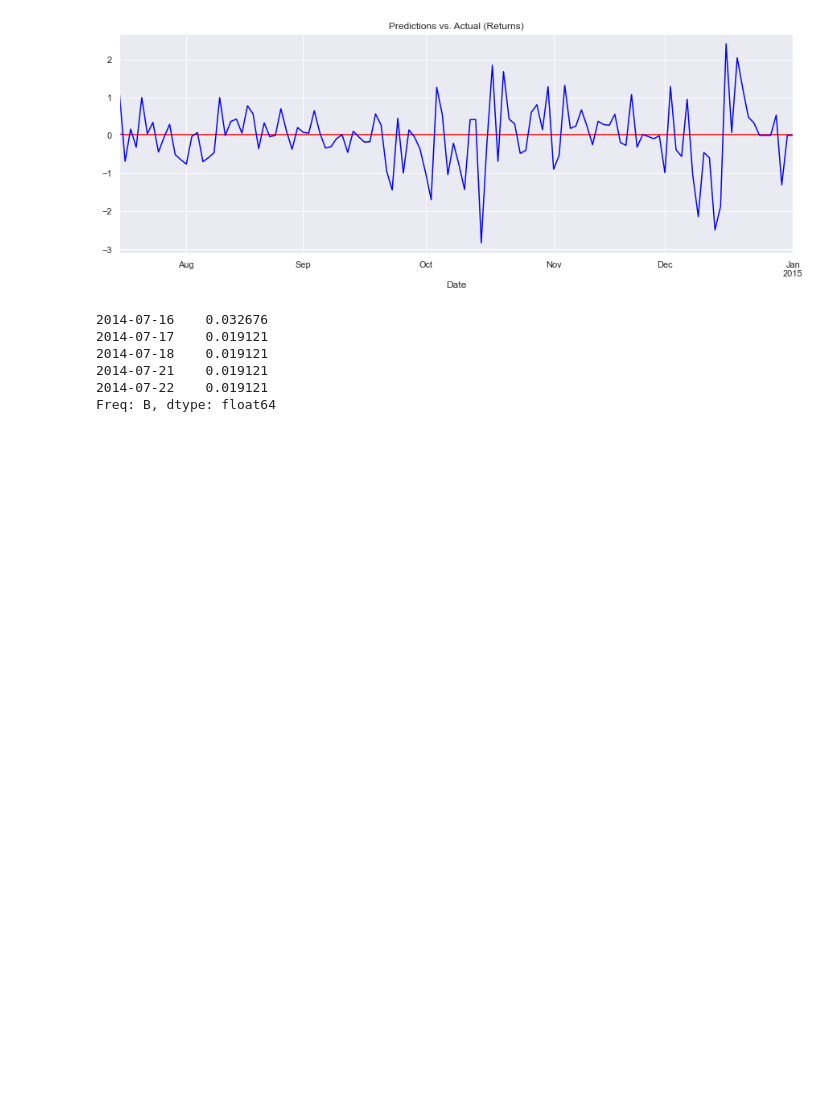
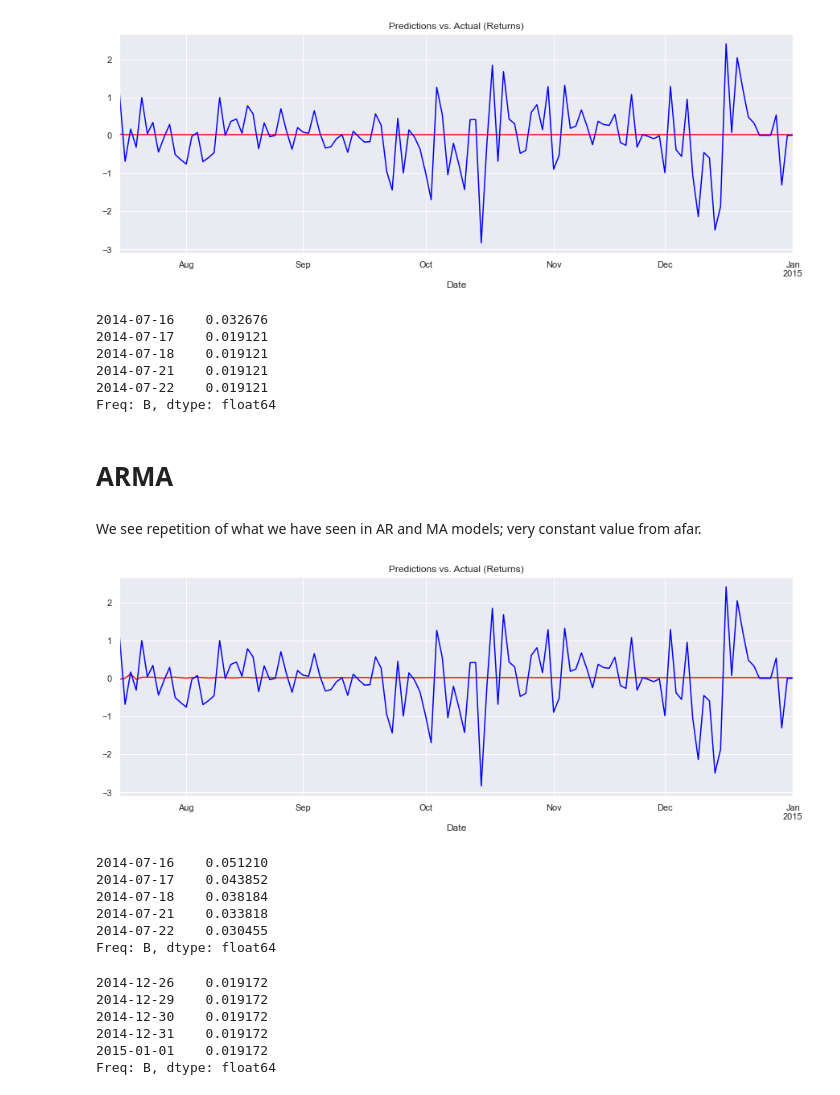
Before and after one commit to mkang32/snp500-analysis, a Jupyter notebook: notebooks/8.Forecasting.ipynb, the cells around one changed output. Drawn from its saved outputs; the diff is of its cells as text; code cells hidden in the pictures; blank space fills up the shorter version.

Commit message:
add forecast for arma, armax, sarma, sarmax

```diff
--- a/notebooks/8.Forecasting.ipynb
+++ b/notebooks/8.Forecasting.ipynb
@@ -184,3 +185,39 @@ df_pred_ma.head()
 2014-07-21    0.019121
 2014-07-22    0.019121
 Freq: B, dtype: float64
+# %% [markdown]
+# ARMA
+# %% [markdown]
+We see repetition of what we have seen in AR and MA models; very constant value from afar.
+# %%
+end_date = "2015-01-01"
+
+model_ret_arma = ARIMA(df.ret_ftse[1:], order=(1, 0, 1))
+results_ret_arma = model_ret_arma.fit()
+
+df_pred_arma = results_ret_arma.predict(start=start_date, end=end_date)
+
+df_pred_arma[start_date: end_date].plot(figsize=(15, 5), color='red')
+df_test.ret_ftse[start_date: end_date].plot(color='blue')
+plt.title('Predictions vs. Actual (Returns)')
+plt.show()
+# %% [output]
+[figure, added]
+# %%
+df_pred_arma.head()
+# %% [output]
+2014-07-16    0.051210
+2014-07-17    0.043852
+2014-07-18    0.038184
+2014-07-21    0.033818
+2014-07-22    0.030455
+Freq: B, dtype: float64
+# %%
+df_pred_arma.tail()
+# %% [output]
+2014-12-26    0.019172
+2014-12-29    0.019172
+2014-12-30    0.019172
+2014-12-31    0.019172
+2015-01-01    0.019172
+Freq: B, dtype: float64
```
Also changed, not shown: parts of 12 cells of this notebook.
